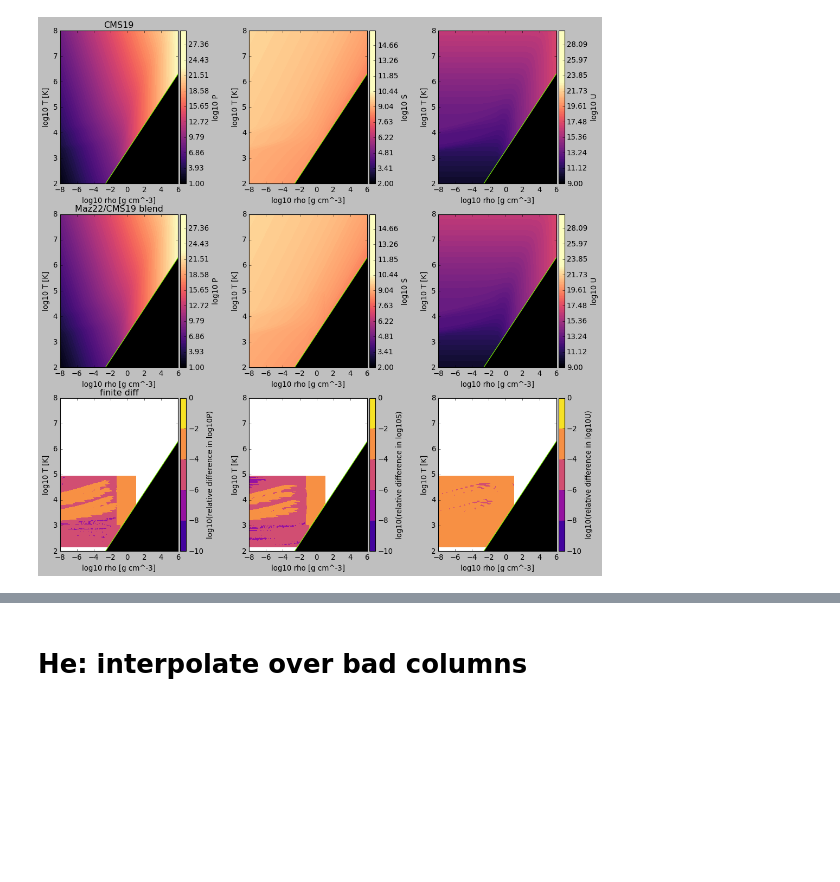
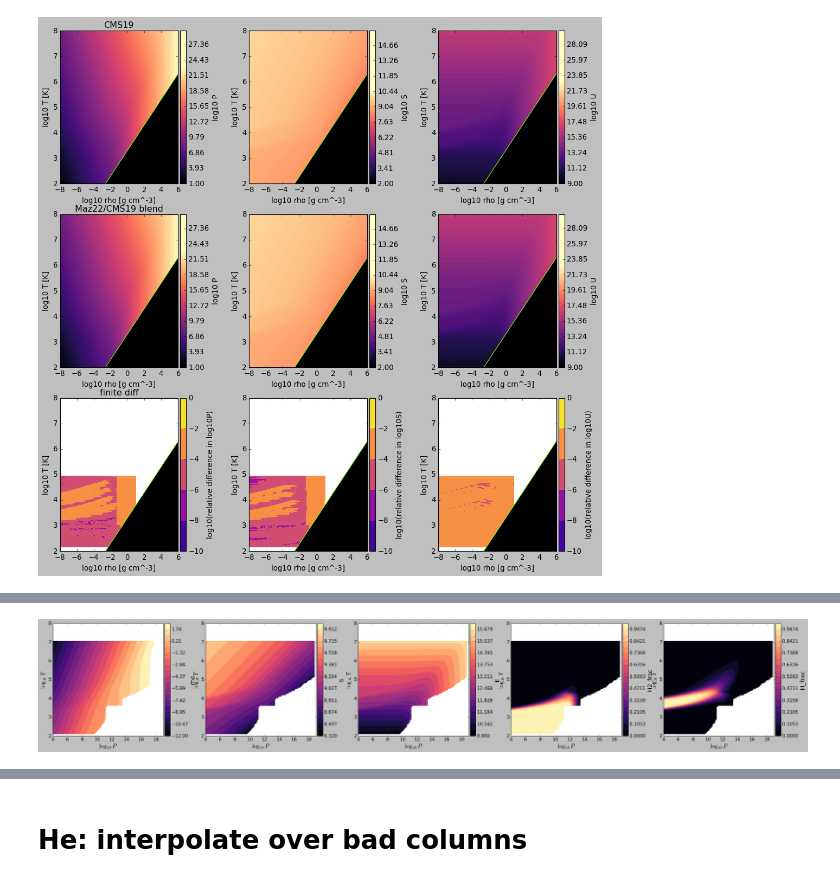
Before and after one commit to esandford/giant_planets, a Jupyter notebook: MESA_EoS/XY_eos_prep.ipynb, the cells around one changed output, grey strips where cells are left out. Cells and saved outputs as stored; diff of their text form; code cells hidden in the pictures; blank space fills up the shorter version.

```diff
--- a/MESA_EoS/XY_eos_prep.ipynb
+++ b/MESA_EoS/XY_eos_prep.ipynb
@@ -362,0 +488,4 @@ outfile.close()
+# %%
+scvh_h = meos.SCVHtable("./1995_SCVH/h_tab_i.dat",units="cgs")
+print(scvh_h.independent_arr_1)
+print(scvh_h.independent_arr_2)
@@ -362,0 +504,16 @@ outfile.close()
+# %%
+meos.contourf_subplots_with_colorbars(nRow=1, nCol=5,
+                                        xs=scvh_h.log10Pgrid,
+                                        ys=scvh_h.log10Tgrid,
+                                        zs=[scvh_h.log10rhogrid,scvh_h.log10Sgrid,scvh_h.log10Egrid,scvh_h.nm_grid,scvh_h.na_grid],
+                                        xlims=(4,19),
+                                        ylims=(2,8),
+                                        zlims=[(-12,2.5),(8.32,10),(9.9,16),(0.,1),(0.,1)],
+                                        levels=20,
+                                        xlabels=r'$\log_{10}P$',
+                                        ylabels=r'$\log_{10}T$',
+                                        zlabels=['rho','S','E','H2_frac','H_frac'],
+                                        cmap='magma', vlines=None, hlines=None, otherlines_x=None, otherlines_y=None,
+                                        species='H', plot_interpolation_lines=False, savename=None)
+# %% [output]
+[figure, added]
```
Also changed, not shown: parts of 50 cells of this notebook, 8 other files.
